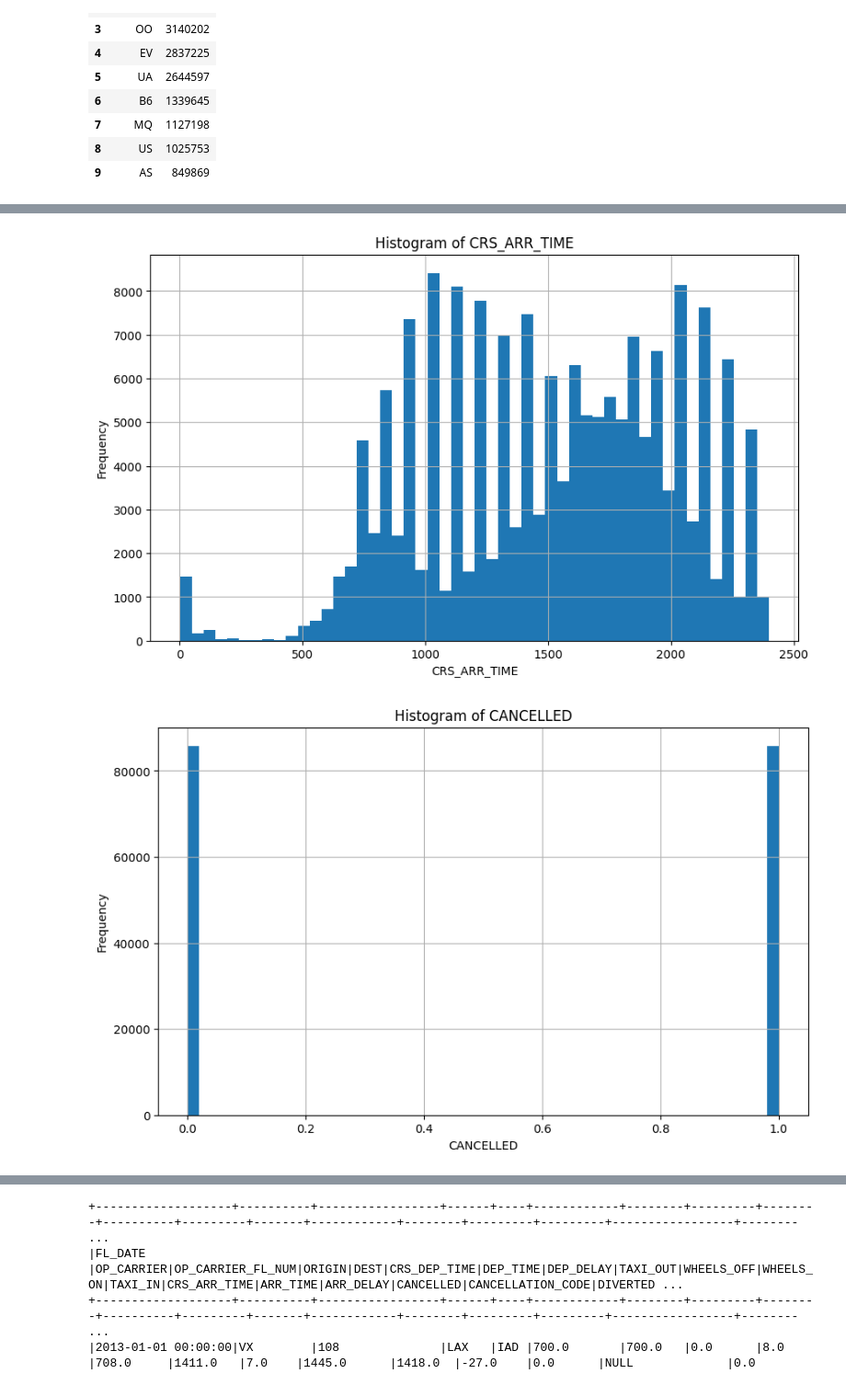
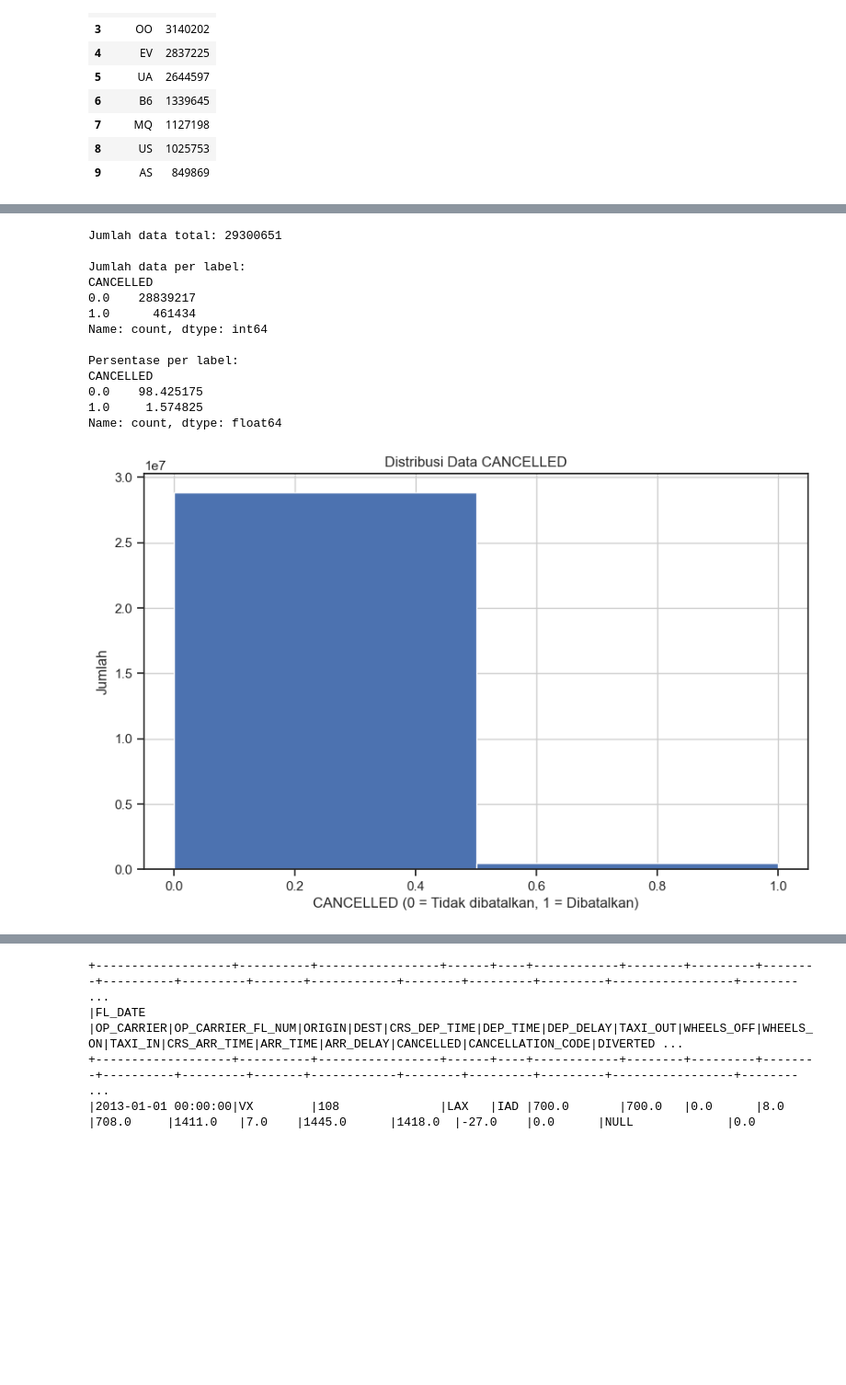
Before and after one commit to gitHan25/BigData, a Jupyter notebook: tes.ipynb, the cells around one changed output, grey strips where cells are left out. Shown: that part at 92% size. Saved outputs shown, nothing was run; the diff lists cells and outputs as text; code cells hidden in the pictures; blank space fills up the shorter version.

```diff
--- a/tes.ipynb
+++ b/tes.ipynb
@@ -27,8 +27,8 @@ spark = SparkSession.builder.config("spark.executor.memory","4g").config("spark.
 spark.sparkContext.setLogLevel("ERROR")
 # %%
 file_names_range = list(range(2013, 2018))
-#file_paths = [fr'C:\Users\khansa resqi\.cache\kagglehub\datasets\yuanyuwendymu\airline-delay-and-cancellation-data-2009-2018\versions\1\{file}.csv' for file in file_names_range]
-file_paths = [fr'C:\Users\Farhan\.cache\kagglehub\datasets\yuanyuwendymu\airline-delay-and-cancellation-data-2009-2018\versions\1\{file}.csv' for file in file_names_range]
+file_paths = [fr'C:\Users\khansa resqi\.cache\kagglehub\datasets\yuanyuwendymu\airline-delay-and-cancellation-data-2009-2018\versions\1\{file}.csv' for file in file_names_range]
+#file_paths = [fr'C:\Users\Farhan\.cache\kagglehub\datasets\yuanyuwendymu\airline-delay-and-cancellation-data-2009-2018\versions\1\{file}.csv' for file in file_names_range]
 # %%
 schema = T.StructType([
     T.StructField("FL_DATE", T.TimestampType(), nullable=True),
@@ -363,22 +300,37 @@ plt.show()
-# %%
-pdf = classify_df.select('CRS_ARR_TIME').toPandas()
-# Plot histogram
-pdf['CRS_ARR_TIME'].hist(bins=50, figsize=(10, 6))
-plt.xlabel('CRS_ARR_TIME')
-plt.ylabel('Frequency')
-plt.title('Histogram of CRS_ARR_TIME')
-plt.grid(True)
-plt.show()
-# %% [output]
-[figure, removed]
 # %%
 pdf = classify_df.select('CANCELLED').toPandas()
+
+# Tampilkan jumlah data total
+print("Jumlah data total:", len(pdf))
+
+# Tampilkan jumlah data untuk tiap label
+label_counts = pdf['CANCELLED'].value_counts()
+print("\nJumlah data per label:")
+print(label_counts)
+
+# Kalau mau lihat persentasenya juga:
+print("\nPersentase per label:")
+print(label_counts / len(pdf) * 100)
+
 # Plot histogram
-pdf['CANCELLED'].hist(bins=50, figsize=(10, 6))
-plt.xlabel('CANCELLED')
-plt.ylabel('Frequency')
-plt.title('Histogram of CANCELLED')
+pdf['CANCELLED'].hist(bins=2, figsize=(10, 6))  # bins=2 karena cuma dua label
+plt.xlabel('CANCELLED (0 = Tidak dibatalkan, 1 = Dibatalkan)')
+plt.ylabel('Jumlah')
+plt.title('Distribusi Data CANCELLED')
 plt.grid(True)
 plt.show()
 # %% [output]
+Jumlah data total: 29300651
+
+Jumlah data per label:
+CANCELLED
+0.0    28839217
+1.0      461434
+Name: count, dtype: int64
+
+Persentase per label:
+CANCELLED
+0.0    98.425175
+1.0     1.574825
+Name: count, dtype: float64
-[figure, old version]
+[figure, new version]
```
Also changed, not shown: parts of 30 cells of this notebook.
